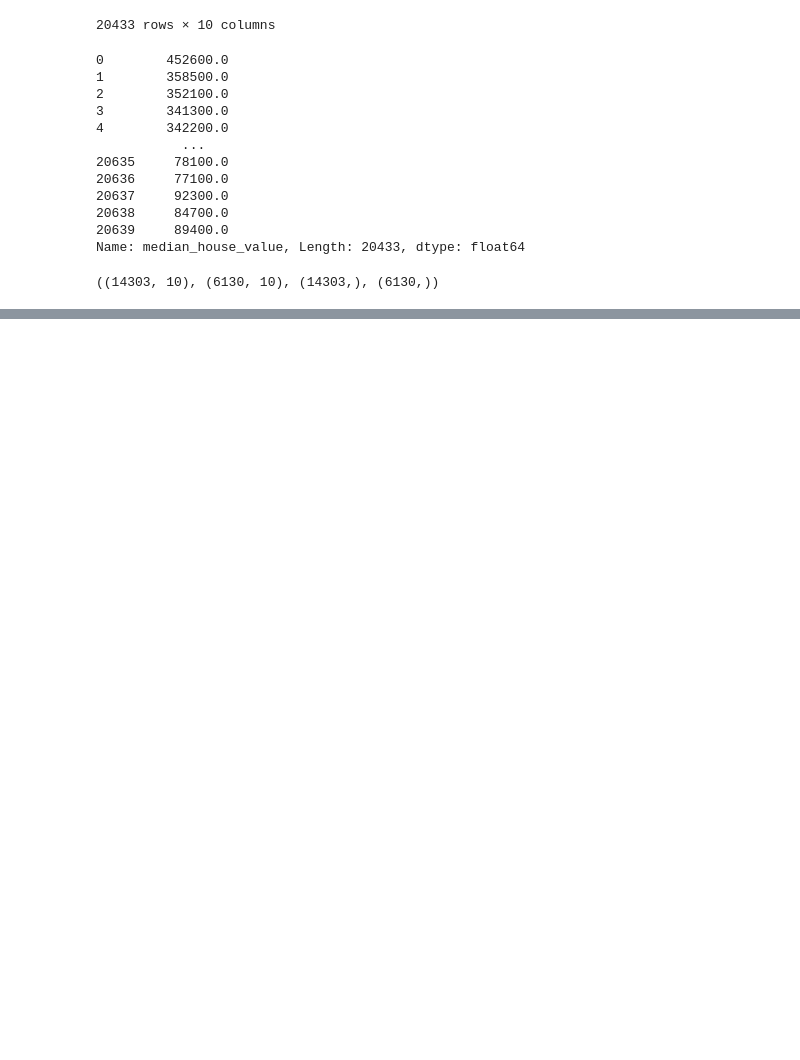
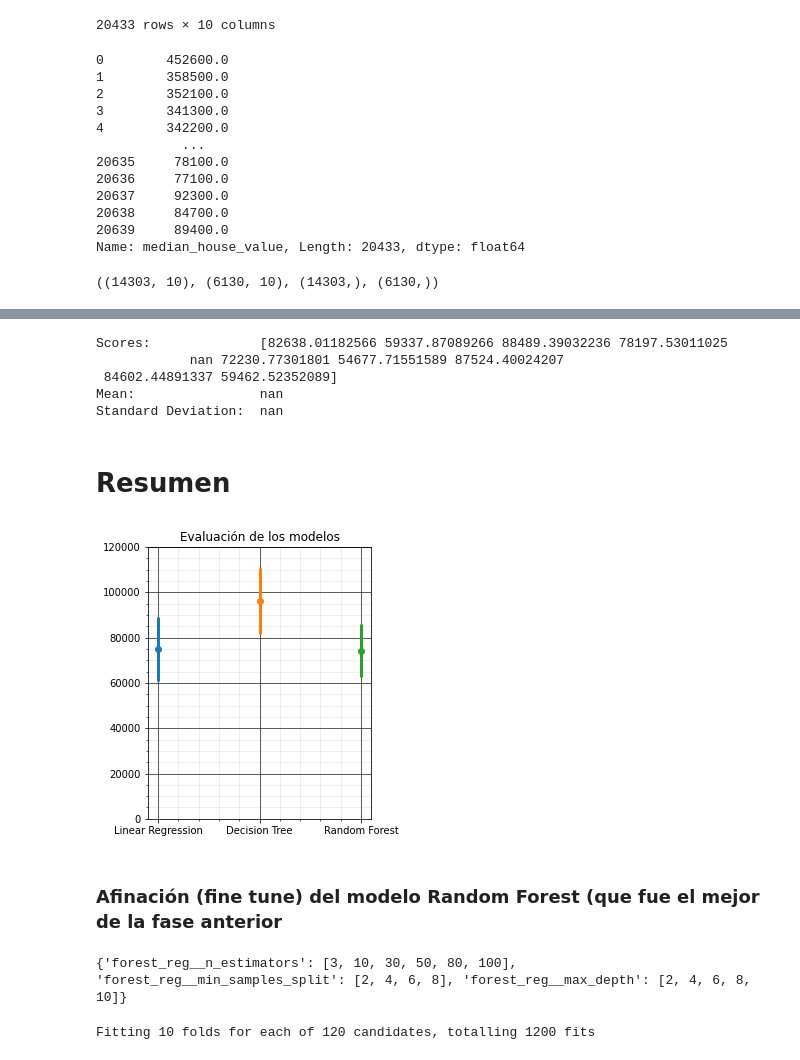
Before and after one commit to oariasz/Estratek_Dev, a Jupyter notebook: Housing_Price_Prediction.ipynb, the cells around one changed output, grey strips where cells are left out. Saved outputs shown, nothing was run; the diff lists cells and outputs as text; code cells hidden in the pictures; blank space fills up the shorter version.

```diff
--- a/Housing_Price_Prediction.ipynb
+++ b/Housing_Price_Prediction.ipynb
@@ -331,0 +538,30 @@ X_train.shape, X_test.shape, y_train.shape, y_test.shape
+# %%
+# 6. Mostrar el resultado usando la función display_scores
+display_scores(forest_rmse_scores)
+# %% [output]
+Scores:              [82638.01182566 59337.87089266 88489.39032236 78197.53011025
+            nan 72230.77301801 54677.71551589 87524.40024207
+ 84602.44891337 59462.52352089]
+Mean:                nan
+Standard Deviation:  nan
+# %% [markdown]
+# Resumen
+# %%
+list_model = ['Linear Regression', 'Decision Tree', 'Random Forest']
+list_mean  = [75124, 96237, 74244]
+list_sd = [14137, 14595, 11687]
+# %%
+plt.figure(figsize=(4,5))
+for i in range(3):
+  plt.errorbar(i, list_mean[i], xerr=0, yerr=list_sd[i], fmt='o', linewidth=3)
+plt.xticks( [0, 1, 2], list_model)
+plt.title('Evaluación de los modelos')
+plt.ylim(0,120000)
+plt.grid(b=True, which='major', color='#333333', linestyle='-')
+plt.minorticks_on()
+plt.grid(b=True, which='minor', color='#999999', linestyle='-', alpha=0.2)
+plt.show()
+# %% [output]
+[figure, added]
+# %% [markdown]
+### Afinación (fine tune) del modelo Random Forest (que fue el mejor de la fase anterior
@@ -331,0 +571,12 @@ X_train.shape, X_test.shape, y_train.shape, y_test.shape
+# %%
+# Definición de posibles parámetros
+n_estimators = [3, 10, 30, 50, 80, 100]
+min_samples_split = [2,4,6,8]
+max_depth = [2, 4, 6, 8, 10]
+
+params = {'forest_reg__n_estimators': n_estimators,
+          'forest_reg__min_samples_split':min_samples_split,
+          'forest_reg__max_depth':max_depth}
+print(params)
+# %% [output]
+{'forest_reg__n_estimators': [3, 10, 30, 50, 80, 100], 'forest_reg__min_samples_split': [2, 4, 6, 8], 'forest_reg__max_depth': [2, 4, 6, 8, 10]}
@@ -331,0 +588,5 @@ X_train.shape, X_test.shape, y_train.shape, y_test.shape
+# %%
+# Ajuste del modelo usando todas las posibles combinaciones de parámetros
+grid.fit(X,y)
+# %% [output]
+Fitting 10 folds for each of 120 candidates, totalling 1200 fits
```
Also changed, not shown: parts of 35 cells of this notebook.
